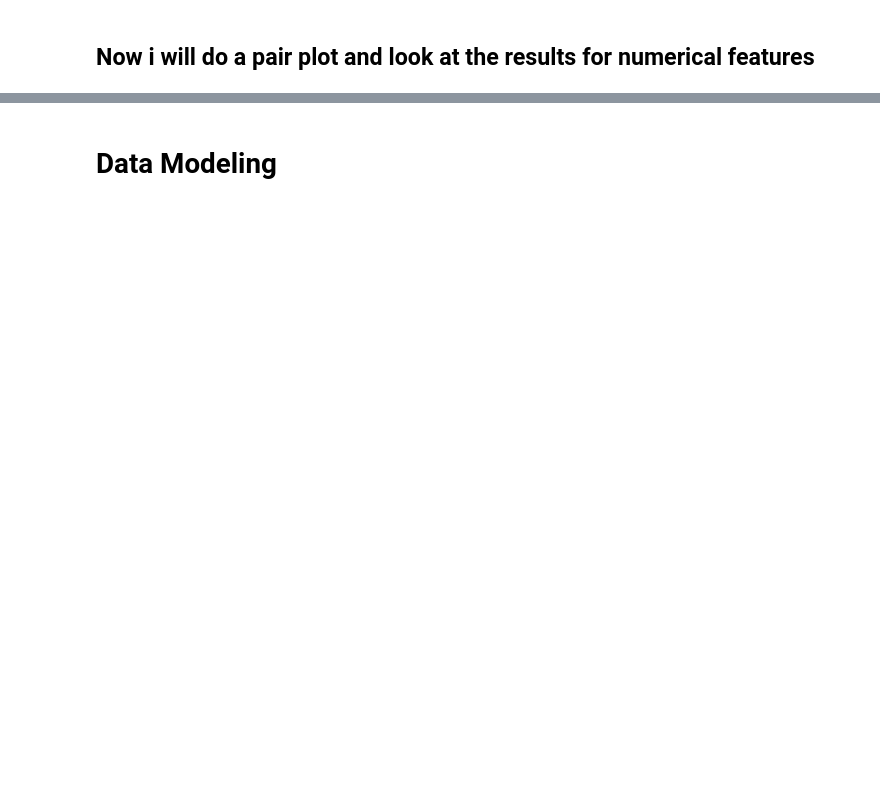
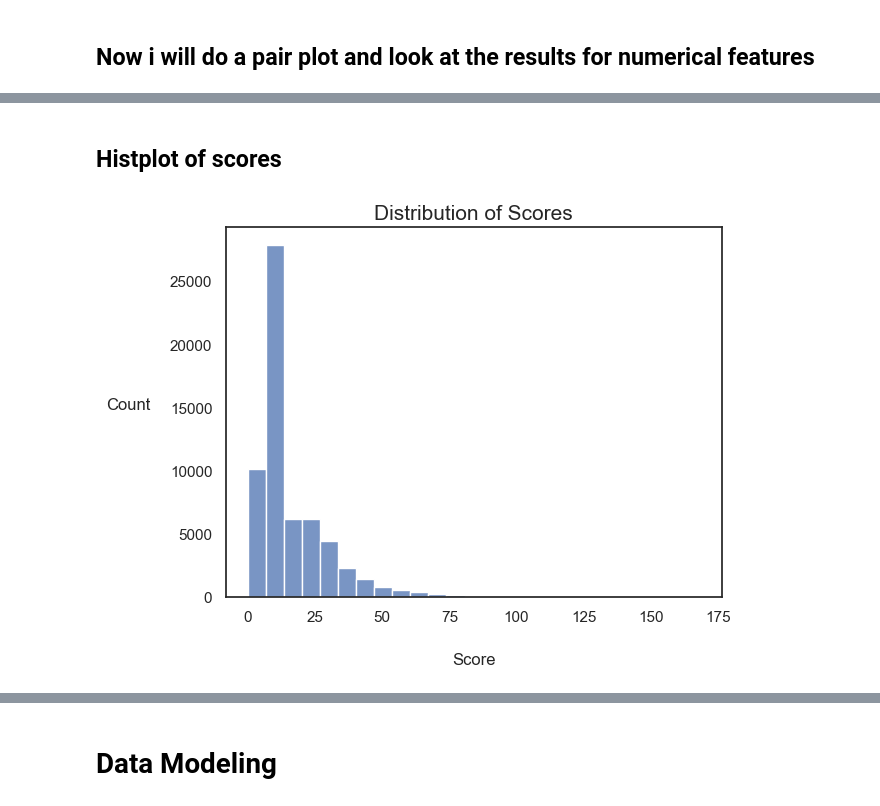
Before and after one commit to Somerville-2023/New-York-health-Inspection-Prediction, a Jupyter notebook: marc-folder/marc_eda.ipynb, the cells around one changed output, grey strips where cells are left out. Drawn from its saved outputs; the diff is of its cells as text; code cells hidden in the pictures; blank space fills up the shorter version.

```diff
--- a/marc-folder/marc_eda.ipynb
+++ b/marc-folder/marc_eda.ipynb
@@ -266,3 +534,12 @@ plt.show()
+# %% [markdown]
+## Histplot of scores
 # %%
-sns.histplot(data=flattened_ny, x='score', bins=20)
+sns.set(font_scale=1, style="white")
+
+sns.histplot(data=ny, x='score', bins=25)
+plt.title('Distribution of Scores', fontsize=15)
+plt.xlabel('Score', labelpad=20)
+plt.ylabel('Count', rotation=0, labelpad=30)
 plt.show()
+# %% [output]
+[figure, added]
```
Also changed, not shown: parts of 59 cells of this notebook, 1 other file.
